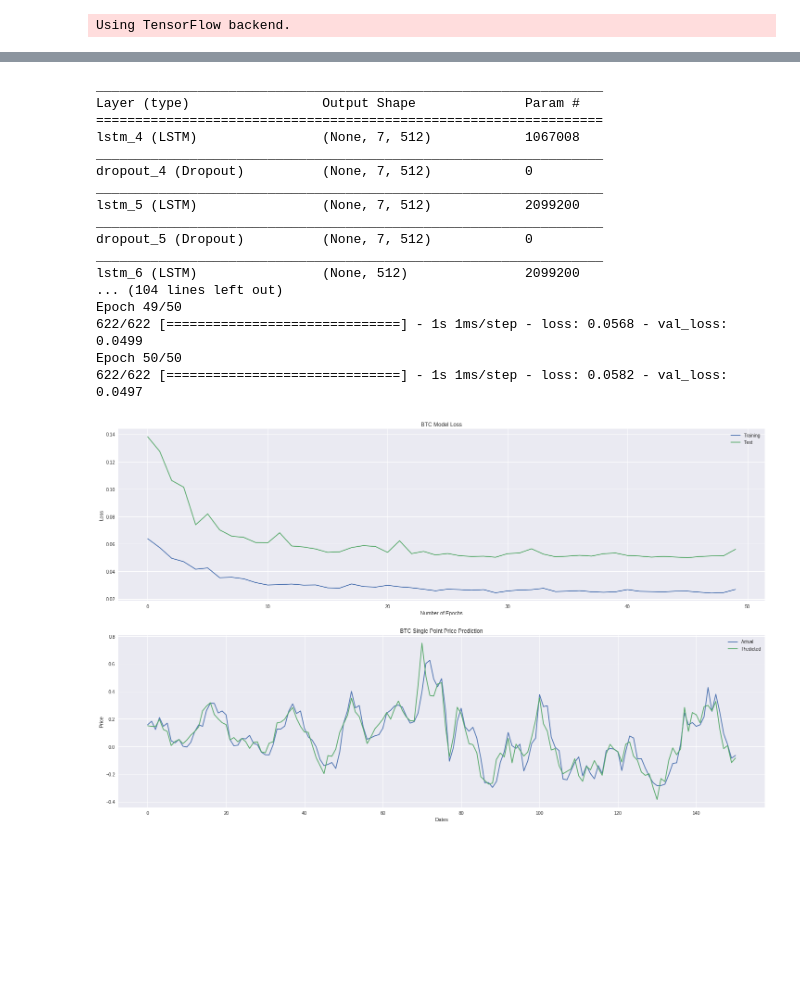
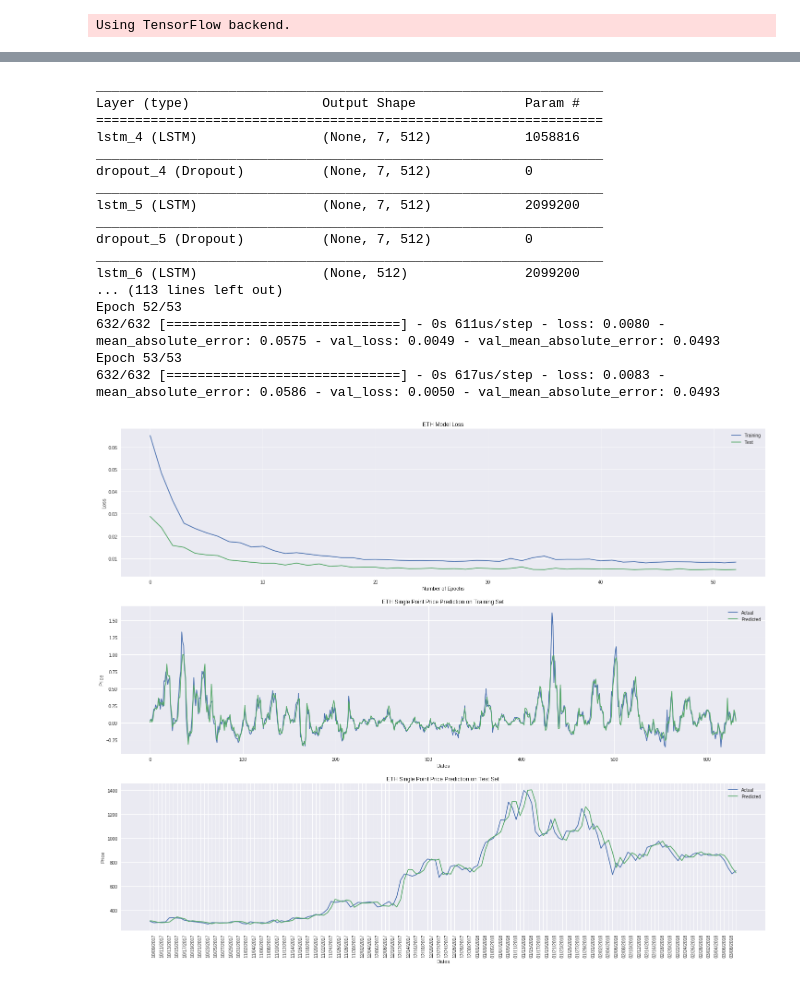
Before and after one commit to SiaFahim/lstm-crypto-predictor, a Jupyter notebook: lstm_crypto_price_prediction.ipynb, the cells around one changed output, grey strips where cells are left out. Saved outputs shown, nothing was run; the diff lists cells and outputs as text; code cells hidden in the pictures; blank space fills up the shorter version.

Commit message:
price standardization

```diff
--- a/lstm_crypto_price_prediction.ipynb
+++ b/lstm_crypto_price_prediction.ipynb
@@ -91,7 +88,8 @@ def create_model_data(data):
   This function drops unnecessary columns and reverses the order of DataFrame based on decending dates.
   Return: pandas DataFrame
   """
-  data = data[['Date']+[coin+metric for coin in ['btc_', 'eth_'] for metric in ['Close','Volume','close_off_high','volatility']]]
+  #data = data[['Date']+[coin+metric for coin in ['btc_', 'eth_'] for metric in ['Close','Volume','close_off_high','volatility']]]
+  data = data[['Date']+[coin+metric for coin in ['btc_', 'eth_'] for metric in ['Close','Volume']]]
   data = data.sort_values(by='Date')
   return data
 
@@ -151,7 +149,7 @@ def build_model(inputs, output_size, neurons, activ_func=activation_function, dr
   output_size: number of predictions per input sample
   neurons: number of neurons/ units in the LSTM layer
   active_func: Activation function to be used in LSTM layers and Dense layer
-  dropout: dropout ration, default is 2.5
+  dropout: dropout ration, default is 0.25
   loss: loss function for calculating the gradient
   optimizer: type of optimizer to backpropagate the gradient
   This function will build 3 layered RNN model with LSTM cells with dripouts after each LSTM layer
@@ -167,7 +165,7 @@ def build_model(inputs, output_size, neurons, activ_func=activation_function, dr
   model.add(Dropout(dropout))
   model.add(Dense(units=output_size))
   model.add(Activation(activ_func))
-  model.compile(loss=loss, optimizer=optimizer)
+  model.compile(loss=loss, optimizer=optimizer, metrics=['mae'])
   model.summary()
   return model
 # %%
@@ -185,6 +183,11 @@ def show_plot(data, tag):
   ax2.bar(data['Date'].astype(datetime.datetime).values, data[tag +'_Volume'].values)
   fig.tight_layout()
   plt.show()
+
+def date_labels():
+  last_date = market_data.iloc[0, 0]
+  date_list = [last_date - datetime.timedelta(days=x) for x in range(len(X_test))]
+  return[date.strftime('%m/%d/%Y') for date in date_list][::-1]
 # %%
 btc_data = get_market_data("bitcoin", tag='btc')
 eth_data = get_market_data("ethereum", tag='eth')
@@ -220,4 +222,5 @@ model_data.tail()
 # %%
+#@title Default title text
 train_set = train_set.drop('Date', 1)
 test_set = test_set.drop('Date', 1)
 
@@ -231,6 +234,7 @@ Y_test_eth = create_outputs(test_set, coin='eth')
 
 X_train, X_test = to_array(X_train), to_array(X_test)
 
+date_list = date_labels()
 print (np.shape(X_train), np.shape(X_test), np.shape(Y_train_btc), np.shape(Y_test_btc))
 print (np.shape(X_train), np.shape(X_test), np.shape(Y_train_eth), np.shape(Y_test_eth))
 # %% [output]
@@ -277,12 +318,12 @@ np.random.seed(202)
 eth_model = build_model(X_train, output_size=1, neurons=neurons)
 
 # train model on data
-eth_history = eth_model.fit(X_train, Y_train_eth, epochs=epochs, batch_size=batch_size, verbose=1, validation_data=(X_test, Y_test_eth), shuffle=True)
+eth_history = eth_model.fit(X_train, Y_train_eth, epochs=epochs, batch_size=batch_size, verbose=1, validation_data=(X_test, Y_test_eth), shuffle=False)
 # %% [output]
 _________________________________________________________________
 Layer (type)                 Output Shape              Param #
 =================================================================
-lstm_4 (LSTM)                (None, 7, 512)            1067008
+lstm_4 (LSTM)                (None, 7, 512)            1058816
 _________________________________________________________________
 dropout_4 (Dropout)          (None, 7, 512)            0
 _________________________________________________________________
@@ -291,28 +332,41 @@ _________________________________________________________________
 dropout_5 (Dropout)          (None, 7, 512)            0
 _________________________________________________________________
 lstm_6 (LSTM)                (None, 512)               2099200
-... (104 lines left out)
-Epoch 49/50
-622/622 [==============================] - 1s 1ms/step - loss: 0.0568 - val_loss: 0.0499
-Epoch 50/50
-622/622 [==============================] - 1s 1ms/step - loss: 0.0582 - val_loss: 0.0497
+... (113 lines left out)
+Epoch 52/53
+632/632 [==============================] - 0s 611us/step - loss: 0.0080 - mean_absolute_error: 0.0575 - val_loss: 0.0049 - val_mean_absolute_error: 0.0493
+Epoch 53/53
+632/632 [==============================] - 0s 617us/step - loss: 0.0083 - mean_absolute_error: 0.0586 - val_loss: 0.0050 - val_mean_absolute_error: 0.0493
 # %%
-plt.figure(figsize=(25, 15))
-plt.subplot(211)
-plt.plot(btc_history.epoch, btc_history.history['loss'], )
-plt.plot(btc_history.epoch, btc_history.history['val_loss'])
+plt.figure(figsize=(25, 20))
+plt.subplot(311)
+plt.plot(eth_history.epoch, eth_history.history['loss'], )
+plt.plot(eth_history.epoch, eth_history.history['val_loss'])
 plt.xlabel('Number of Epochs')
 plt.ylabel('Loss')
-plt.title('BTC Model Loss')
+plt.title('ETH Model Loss')
 plt.legend(['Training', 'Test'])
 
-plt.subplot(212)
-plt.plot(btc_model.predict(X_test))
-plt.plot(Y_test_btc)
+plt.subplot(312)
+plt.plot(Y_train_eth)
+plt.plot(eth_model.predict(X_train))
 plt.xlabel('Dates')
 plt.ylabel('Price')
-plt.title('BTC Single Point Price Prediction')
-plt.legend(['Actual', 'Predicted'])
+plt.title('ETH Single Point Price Prediction on Training Set')
+plt.legend(['Actual','Predicted'])
+
+ax2 = plt.subplot(313)
+plt.plot(test_set['eth_Close'][window_len:].values.tolist())
+plt.plot(((np.transpose(eth_model.predict(X_test))+1) * test_set['eth_Close'].values[:-window_len])[0])
+plt.xlabel('Dates')
+plt.ylabel('Price')
+plt.title('ETH Single Point Price Prediction on Test Set')
+plt.legend(['Actual','Predicted'])
+
+ax2.set_xticks([x for x in range(len(date_list))])
+for label in ax2.set_xticklabels([date for date in date_list], rotation='vertical')[::2]:
+  label.set_visible(False)
+
 plt.show()
 # %% [output]
-[figure, old version]
+[figure, new version]
```
Also changed, not shown: parts of 12 cells of this notebook.
